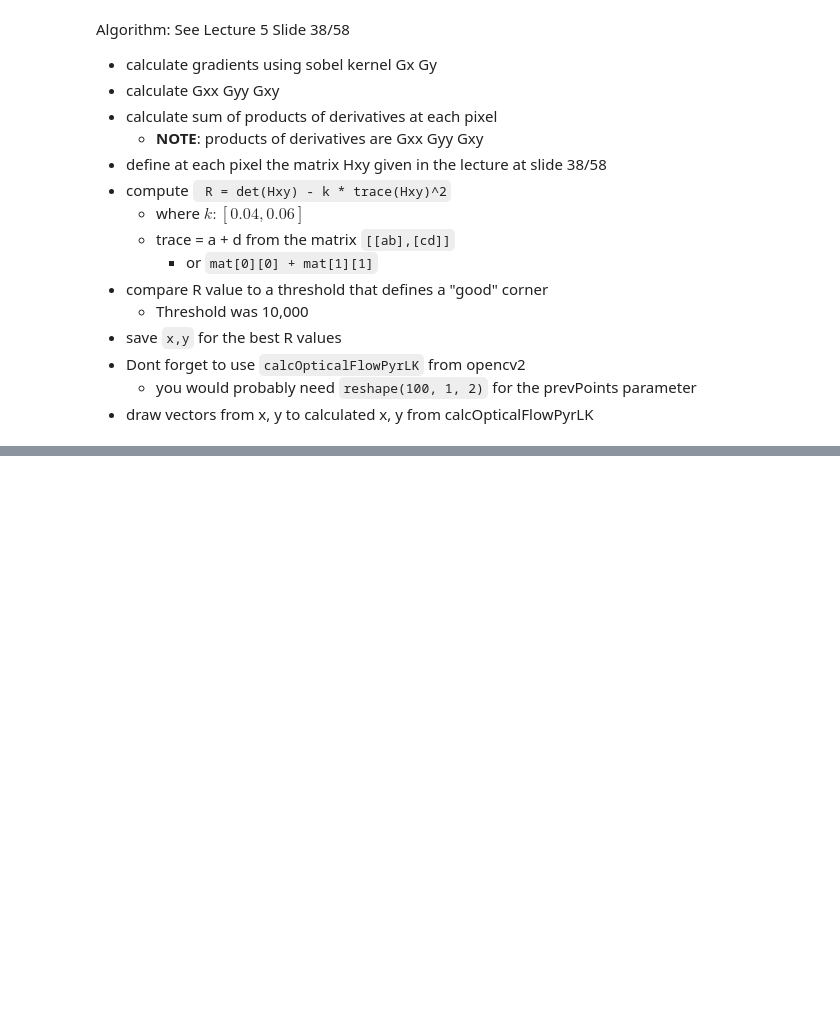
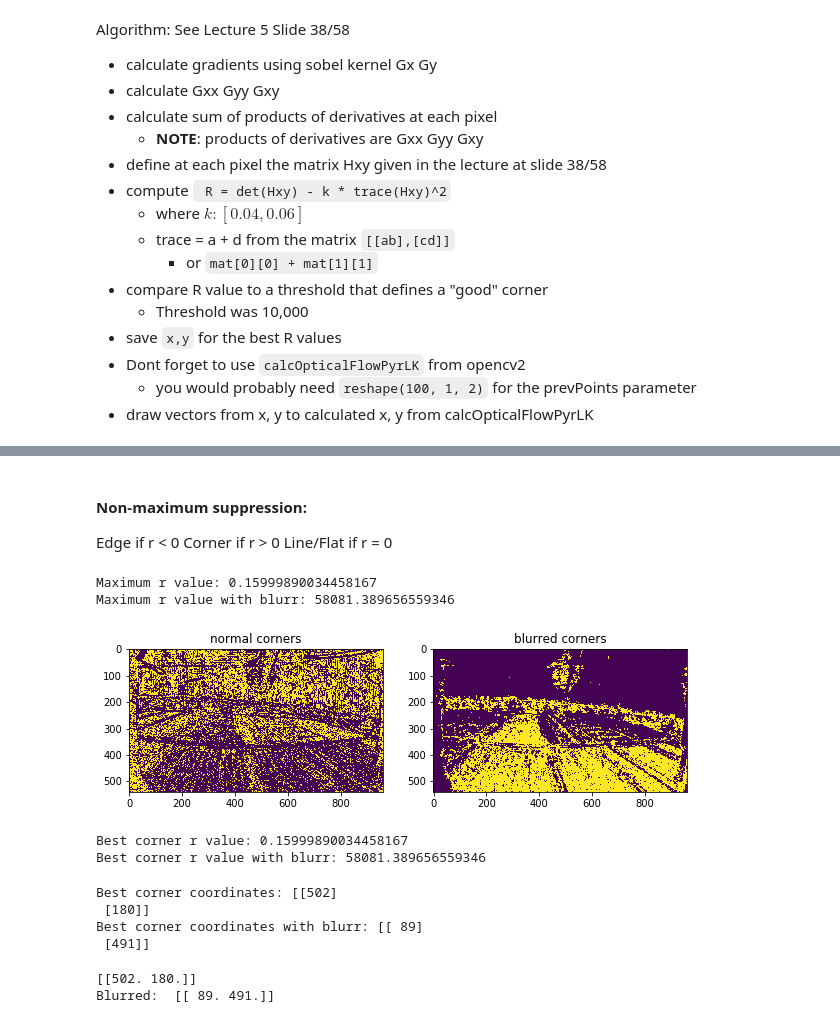
Before and after one commit to AbdBarho/CV19-20, a Jupyter notebook: 05_BlockMatching_HarrisCorners.ipynb, the cells around one changed output, grey strips where cells are left out. Cells and saved outputs as stored; diff of their text form; code cells hidden in the pictures; blank space fills up the shorter version.

Commit message:
Update 05_BlockMatching_HarrisCorners.ipynb
Implementation of harris corner task 5.2

```diff
--- a/05_BlockMatching_HarrisCorners.ipynb
+++ b/05_BlockMatching_HarrisCorners.ipynb
@@ -105,0 +147,46 @@ Algorithm: See Lecture 5 Slide 38/58
+# %% [markdown]
+#### Non-maximum suppression:
+Edge if r < 0
+Corner if r > 0
+Line/Flat if r = 0
+# %%
+def non_maximum_suppression (img, Ixx, Iyy, Ixy):
+    height, width = img.shape
+    harris_r = []
+    for y in range(height):
+        for x in range(width):
+            Sxx = np.sum(Ixx[y:y+1, x:x+1])
+            Syy = np.sum(Iyy[y:y+1, x:x+1])
+            Sxy = np.sum(Ixy[y:y+1, x:x+1])
+
+            det = (Sxx * Syy) - (Sxy**2)
+            trace = Sxx + Syy
+            r = det - k*(trace**2)
+            harris_r.append(r)
+    return harris_r
+# %%
+harris_r = non_maximum_suppression(copter1b, Ixx, Iyy, Ixy)
+print('Maximum r value:', max(harris_r))
+harris_r_better = non_maximum_suppression(copter1b, Ixx_better, Iyy_better, Ixy_better)
+print('Maximum r value with blurr:', max(harris_r_better))
+# %% [output]
+Maximum r value: 0.15999890034458167
+Maximum r value with blurr: 58081.389656559346
+# %%
+# threshold = 0 for nomal and 0.5 for blurred
+def all_corners (harris_r, threshold):
+    corners = np.zeros_like(harris_r)
+    edges = np.zeros_like(harris_r)
+    for idx, value in enumerate(harris_r):
+        if value > threshold:
+            corners[idx] = 255
+    return corners
+# %%
+fig, ax = plt.subplots(nrows=1, ncols=2, figsize=(10,10))
+ax[0].set_title("normal corners")
+ax[0].imshow(all_corners (harris_r, 0).reshape((540,960)))
+ax[1].set_title("blurred corners")
+ax[1].imshow(all_corners (harris_r_better, 0.5).reshape((540,960)))
+plt.show()
+# %% [output]
+[figure, added]
@@ -105,0 +204,9 @@ Algorithm: See Lecture 5 Slide 38/58
+# %%
+best_100 = best_corners(harris_r, -10000)
+print('Best corner r value:', max(best_100))
+
+best_100_blurred = best_corners(harris_r_better, 10000)
+print('Best corner r value with blurr:', max(best_100_blurred))
+# %% [output]
+Best corner r value: 0.15999890034458167
+Best corner r value with blurr: 58081.389656559346
@@ -105,0 +222,20 @@ Algorithm: See Lecture 5 Slide 38/58
+# %%
+best_100_points = get_indecies(harris_r, best_100)
+print('Best corner coordinates:', best_100_points[0])
+
+best_100_points_blurred = get_indecies(harris_r_better, best_100_blurred)
+print('Best corner coordinates with blurr:', best_100_points_blurred[0])
+# %% [output]
+Best corner coordinates: [[502]
+ [180]]
+Best corner coordinates with blurr: [[ 89]
+ [491]]
+# %%
+# Reformat array to input into calcOpticalFlowPyrLK
+best_points = best_100_points.reshape(100, 1, 2).astype(np.float32)
+print(best_points[0])
+best_points_blurred = best_100_points_blurred.reshape(100, 1, 2).astype(np.float32)
+print('Blurred: ', best_points_blurred[0])
+# %% [output]
+[[502. 180.]]
+Blurred:  [[ 89. 491.]]
```
Also changed, not shown: parts of 15 cells of this notebook.
